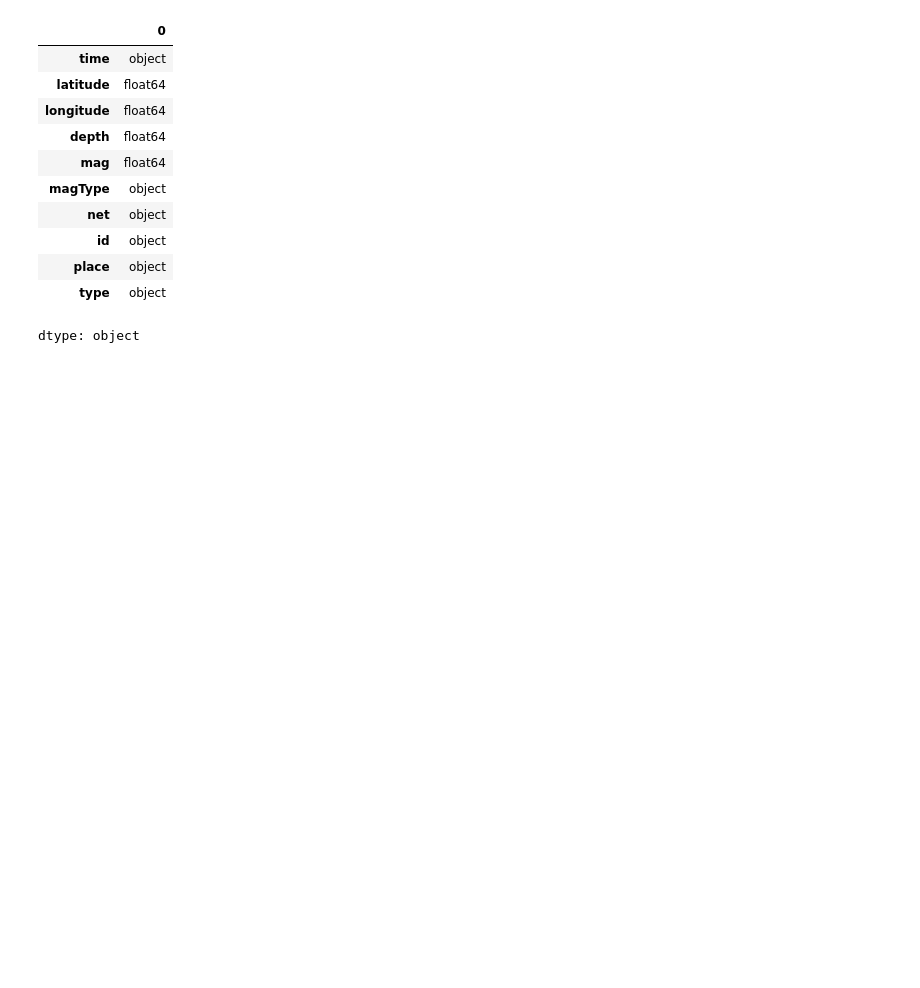
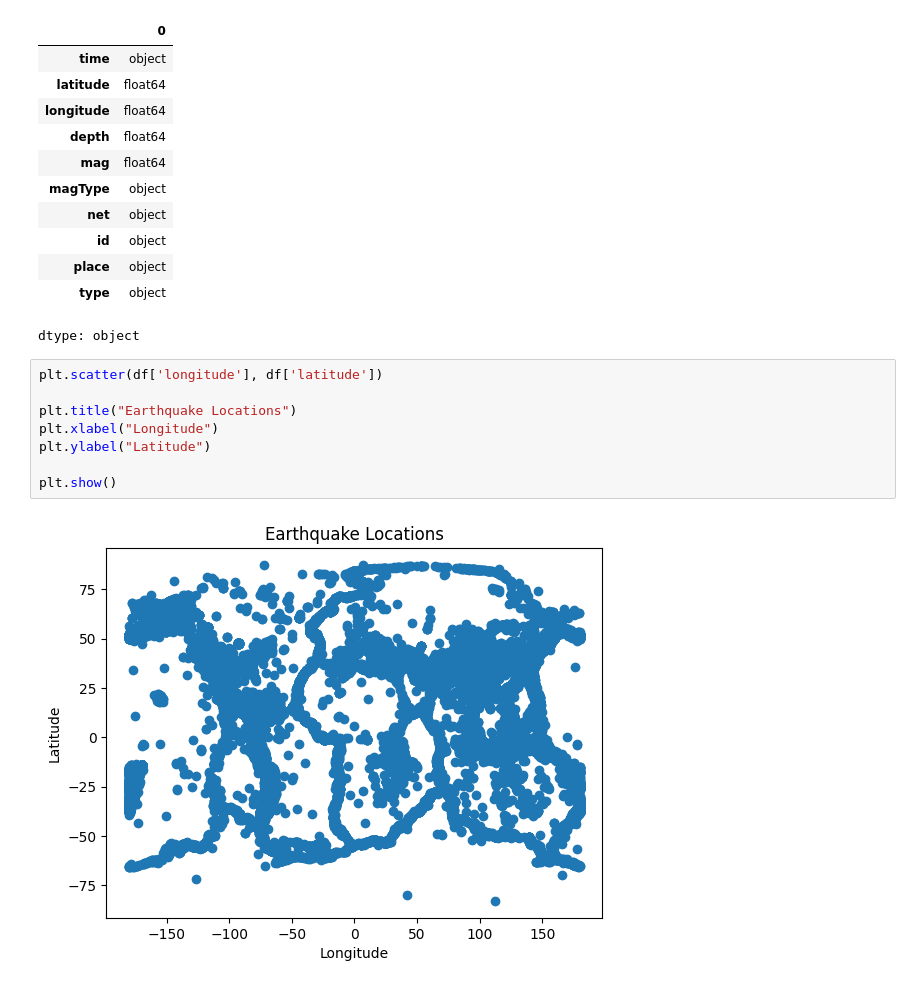
Before and after one commit to CameronKoP4/earthquake-dataset-analysis, a Jupyter notebook: Earthquakes_Dataset.ipynb, the cells around one changed output. Drawn from its saved outputs; the diff is of its cells as text; blank space fills up the shorter version.

```diff
--- a/Earthquakes_Dataset.ipynb
+++ b/Earthquakes_Dataset.ipynb
@@ -72,3 +73,13 @@ df.dtypes
 | place | object |
 | type | object |
 dtype: object
+# %%
+plt.scatter(df['longitude'], df['latitude'])
+
+plt.title("Earthquake Locations")
+plt.xlabel("Longitude")
+plt.ylabel("Latitude")
+
+plt.show()
+# %% [output]
+[figure, added]
```
Also changed, not shown: parts of 6 cells of this notebook.
